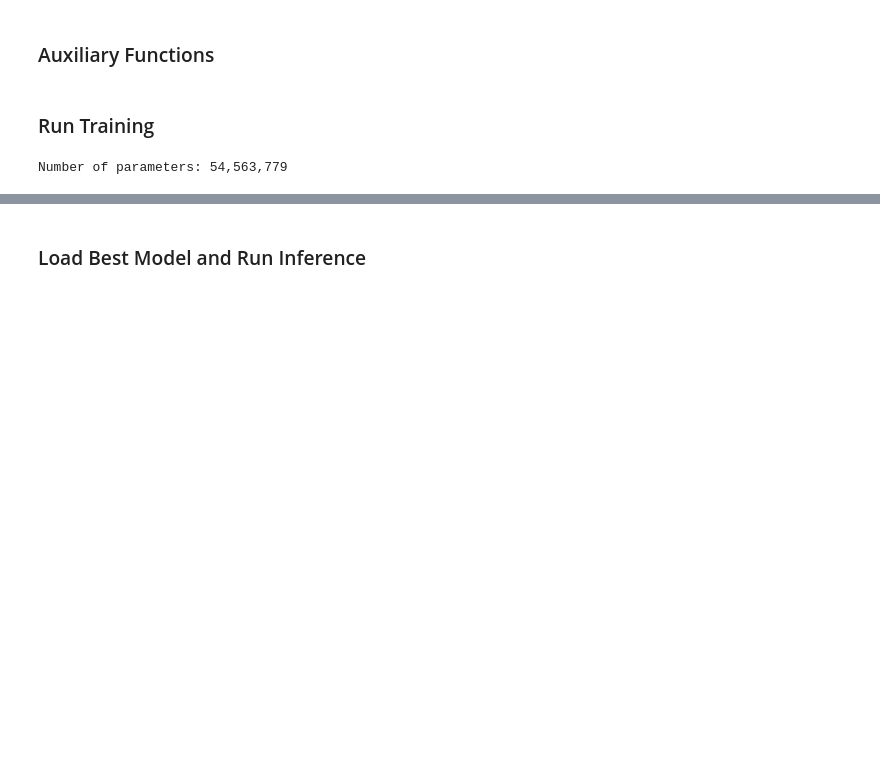
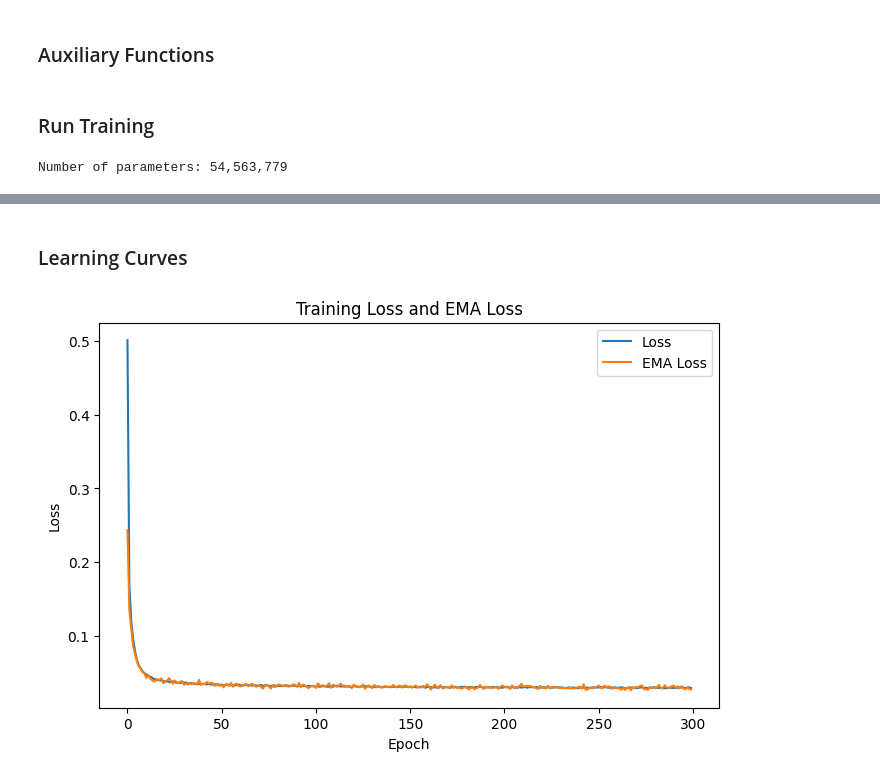
Before and after one commit to mxagar/diffusion-examples, a Jupyter notebook: ddpm/ddpm.ipynb, the cells around one changed output, grey strips where cells are left out. Cells and saved outputs as stored; diff of their text form; code cells hidden in the pictures; blank space fills up the shorter version.

Commit message:
feat: final state after training

```diff
--- a/ddpm/ddpm.ipynb
+++ b/ddpm/ddpm.ipynb
@@ -241,8 +241,8 @@ $\epsilon_{\theta}$: noise map predicted by the *UNet*
 # %%
 @dataclass
 class Config:
-    img_size: int = 64
-    batch_size: int = 100
+    img_size: int = IMG_SIZE
+    batch_size: int = BATCH_SIZE
     T: int = 512
     beta_start: float = 0.0001
     beta_end: float = 0.02
@@ -760,2 +746,13 @@ Epoch 12/300: loss=0.0458, ema_loss=0.0471, lr=0.000100
 # %% [markdown]
-### Load Best Model and Run Inference
+### Learning Curves
+# %%
+plt.figure(figsize=(8, 5))
+plt.plot(history["loss"], label="Loss")
+plt.plot(history["ema_loss"], label="EMA Loss")
+plt.xlabel("Epoch")
+plt.ylabel("Loss")
+plt.title("Training Loss and EMA Loss")
+plt.legend()
+plt.show()
+# %% [output]
+[figure, added]
```
Also changed, not shown: parts of 4 cells of this notebook.
